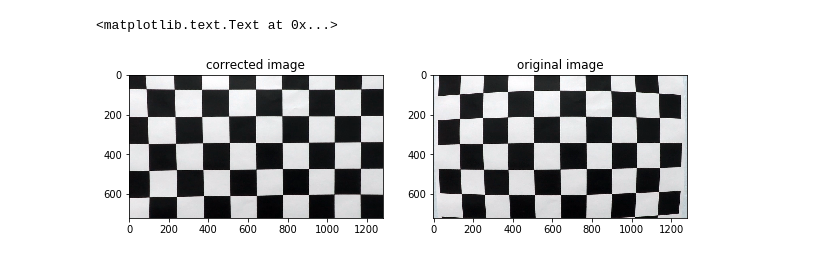
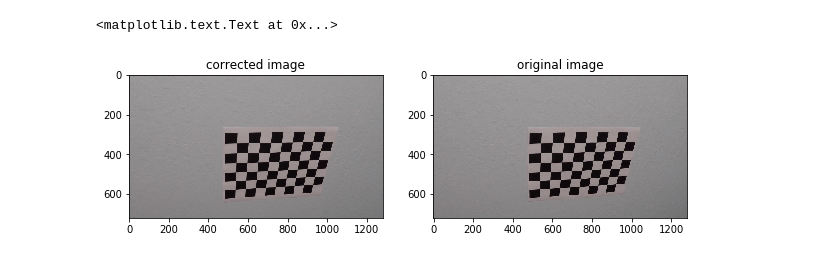
Before and after one commit to Aral-Sarrafi/Advanced_Lane_Finding, a Jupyter notebook: Advanced_Lane_Finding.ipynb, the cells around one changed output. Drawn from its saved outputs; the diff is of its cells as text; code cells hidden in the pictures.

```diff
--- a/Advanced_Lane_Finding.ipynb
+++ b/Advanced_Lane_Finding.ipynb
@@ -32,20 +32,20 @@ for image_name in calib_img:
 ret, mtx, dist, rvecs, tvects = cv2.calibrateCamera(object_points, image_points, gray.shape, None, None)
 # %%
 # undistort two example images:
-img = cv2.imread(calib_file + calib_img[0])
+img = cv2.imread(calib_file + calib_img[1])
 dst = cv2.undistort(img, mtx, dist,None, mtx)
 
 fig, axs  = plt.subplots(1,2, figsize = (10,4))
 axs = axs.ravel()
 
 
 axs[0].imshow(dst)
 axs[0].set_title('corrected image')
 axs[1].imshow(img)
 axs[1].set_title('original image')
 # %% [output]
 <matplotlib.text.Text at 0x...>
-[figure, old version]
+[figure, new version]
 # %%
 # Select one of the images from the test images folder to start implementing advanced lane finding method
 test_images_file = "test_images/"
```
Also changed, not shown: parts of 22 cells of this notebook.
